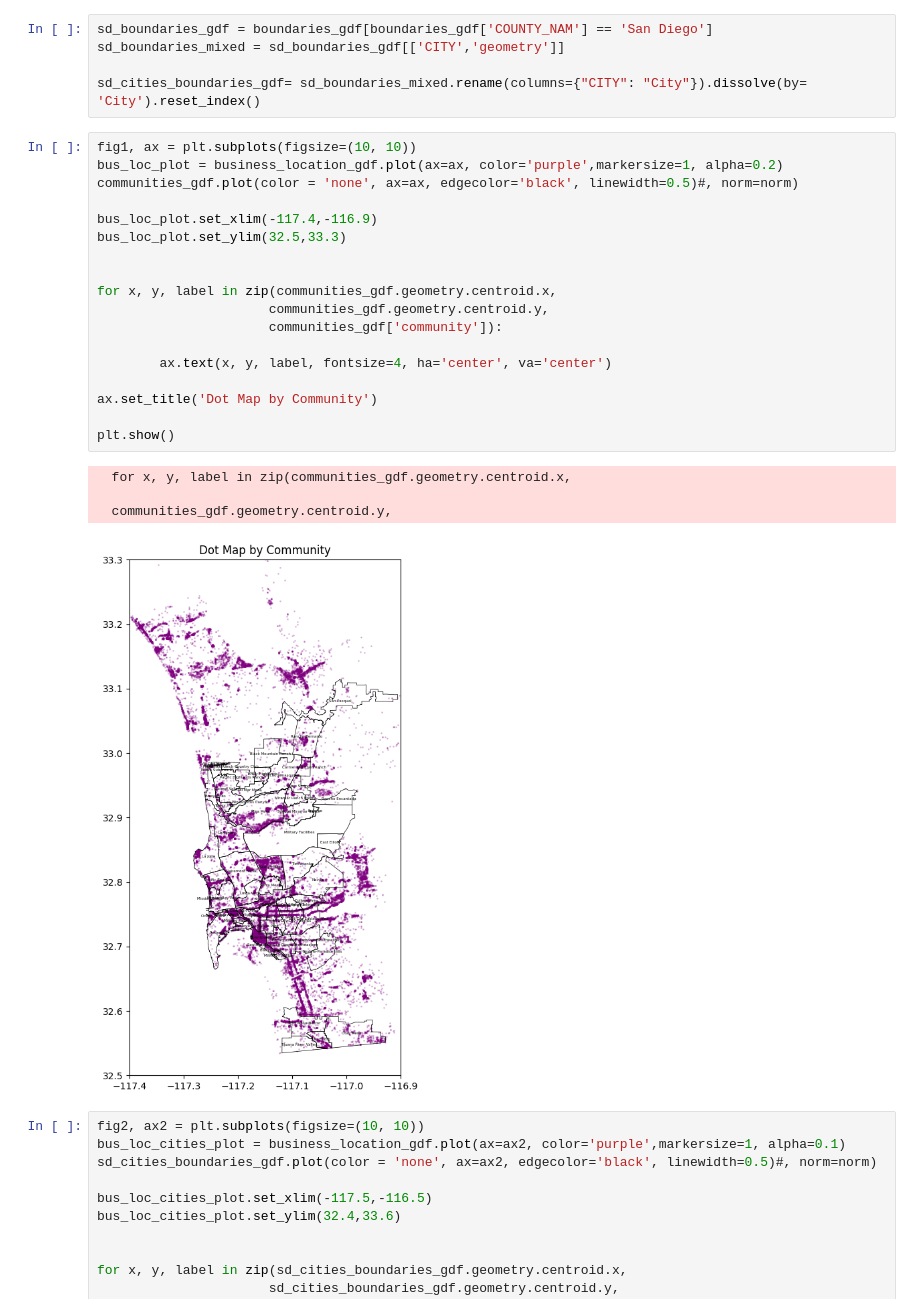
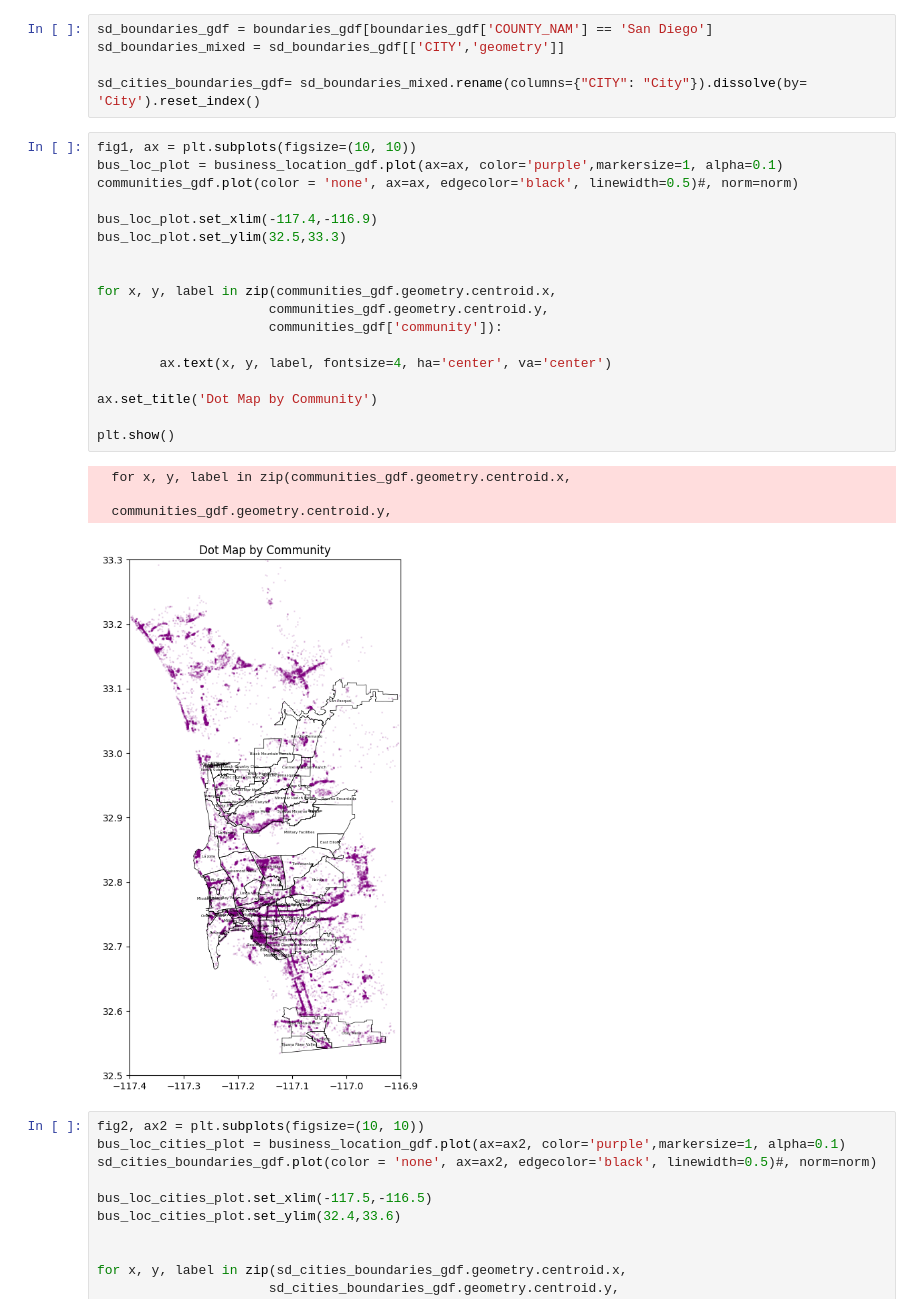
Before and after one commit to njwnkp4d8t-png/business-opportunity-graph, a Jupyter notebook: notebooks/neo4j_analytics.ipynb, the cells around one changed output. Cells and saved outputs as stored; diff of their text form.

```diff
--- a/notebooks/neo4j_analytics.ipynb
+++ b/notebooks/neo4j_analytics.ipynb
@@ -138,27 +138,27 @@ sd_boundaries_mixed = sd_boundaries_gdf[['CITY','geometry']]
 sd_cities_boundaries_gdf= sd_boundaries_mixed.rename(columns={"CITY": "City"}).dissolve(by= 'City').reset_index()
 # %%
 fig1, ax = plt.subplots(figsize=(10, 10))
-bus_loc_plot = business_location_gdf.plot(ax=ax, color='purple',markersize=1, alpha=0.2)
+bus_loc_plot = business_location_gdf.plot(ax=ax, color='purple',markersize=1, alpha=0.1)
 communities_gdf.plot(color = 'none', ax=ax, edgecolor='black', linewidth=0.5)#, norm=norm)
 
 bus_loc_plot.set_xlim(-117.4,-116.9)
 bus_loc_plot.set_ylim(32.5,33.3)
 
 
 for x, y, label in zip(communities_gdf.geometry.centroid.x,
                       communities_gdf.geometry.centroid.y,
                       communities_gdf['community']):
 
         ax.text(x, y, label, fontsize=4, ha='center', va='center')
 
 ax.set_title('Dot Map by Community')
 
 plt.show()
 # %% [output]
   for x, y, label in zip(communities_gdf.geometry.centroid.x,
 
   communities_gdf.geometry.centroid.y,
-[figure, old version]
+[figure, new version]
 # %%
 fig2, ax2 = plt.subplots(figsize=(10, 10))
 bus_loc_cities_plot = business_location_gdf.plot(ax=ax2, color='purple',markersize=1, alpha=0.1)
```
Also changed, not shown: parts of 2 cells of this notebook, 1 other file.
